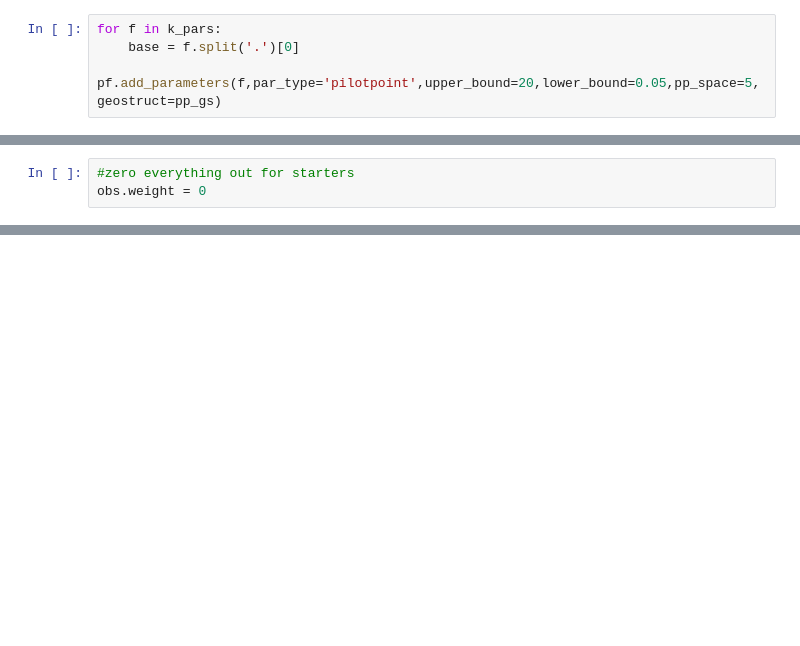
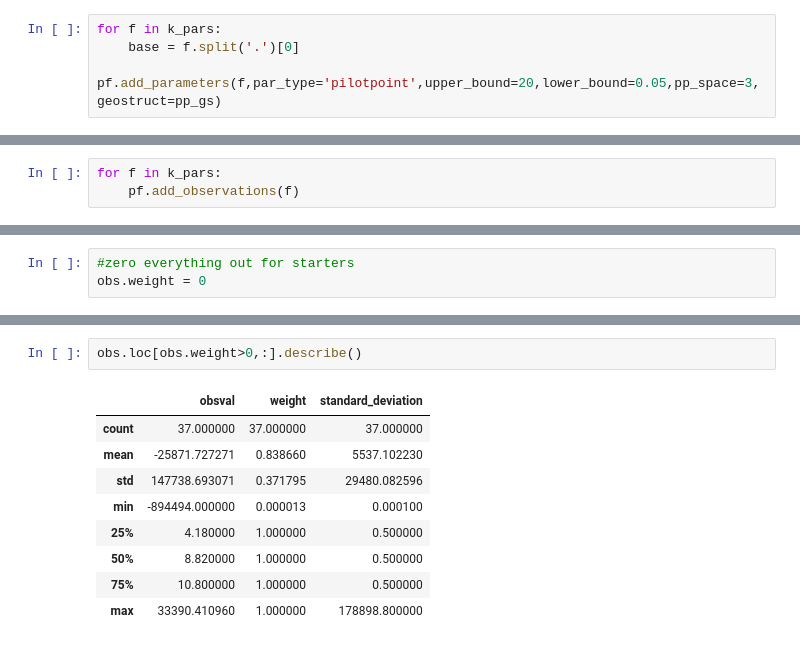
Before and after one commit to rhugman/PESTPP_Madison25, a Jupyter notebook: notebooks/simple_pstfrom.ipynb, the cells around one changed output, grey strips where cells are left out. Drawn from its saved outputs; the diff is of its cells as text; blank space fills up the shorter version.

```diff
--- a/notebooks/simple_pstfrom.ipynb
+++ b/notebooks/simple_pstfrom.ipynb
@@ -45,4 +144,4 @@ ax.axvline(x=500*5*2)
 # %%
 for f in k_pars:
     base = f.split('.')[0]
-    pf.add_parameters(f,par_type='pilotpoint',upper_bound=20,lower_bound=0.05,pp_space=5,geostruct=pp_gs)
+    pf.add_parameters(f,par_type='pilotpoint',upper_bound=20,lower_bound=0.05,pp_space=3,geostruct=pp_gs)
@@ -55,0 +226,3 @@ for f in obs_csvs:
+# %%
+for f in k_pars:
+    pf.add_observations(f)
@@ -82,3 +375,15 @@ for i,stuff in truth.iterrows():
+# %%
+obs.loc[obs.weight>0,:].describe()
+# %% [output]
+|  | obsval | weight | standard_deviation |
+| count | 37.000000 | 37.000000 | 37.000000 |
+| mean | -25871.727271 | 0.838660 | 5537.102230 |
+| std | 147738.693071 | 0.371795 | 29480.082596 |
+| min | -894494.000000 | 0.000013 | 0.000100 |
+| 25% | 4.180000 | 1.000000 | 0.500000 |
+| 50% | 8.820000 | 1.000000 | 0.500000 |
+| 75% | 10.800000 | 1.000000 | 0.500000 |
+| max | 33390.410960 | 1.000000 | 178898.800000 |
 # %%
 pst.observation_data = obs
 pst.write(os.path.join(pf.new_d,'at.pst'),version=2)
```
Also changed, not shown: parts of 33 cells of this notebook.
